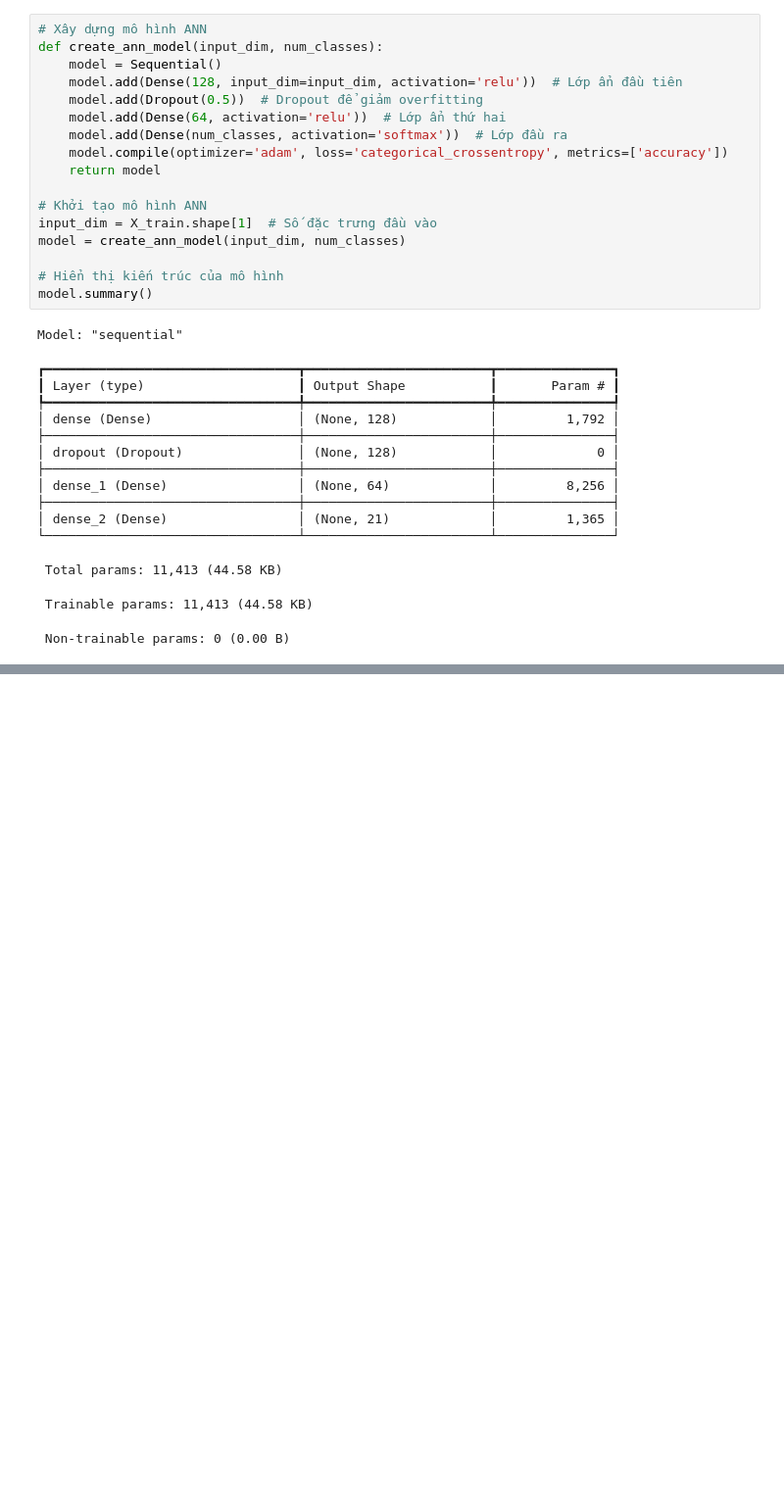
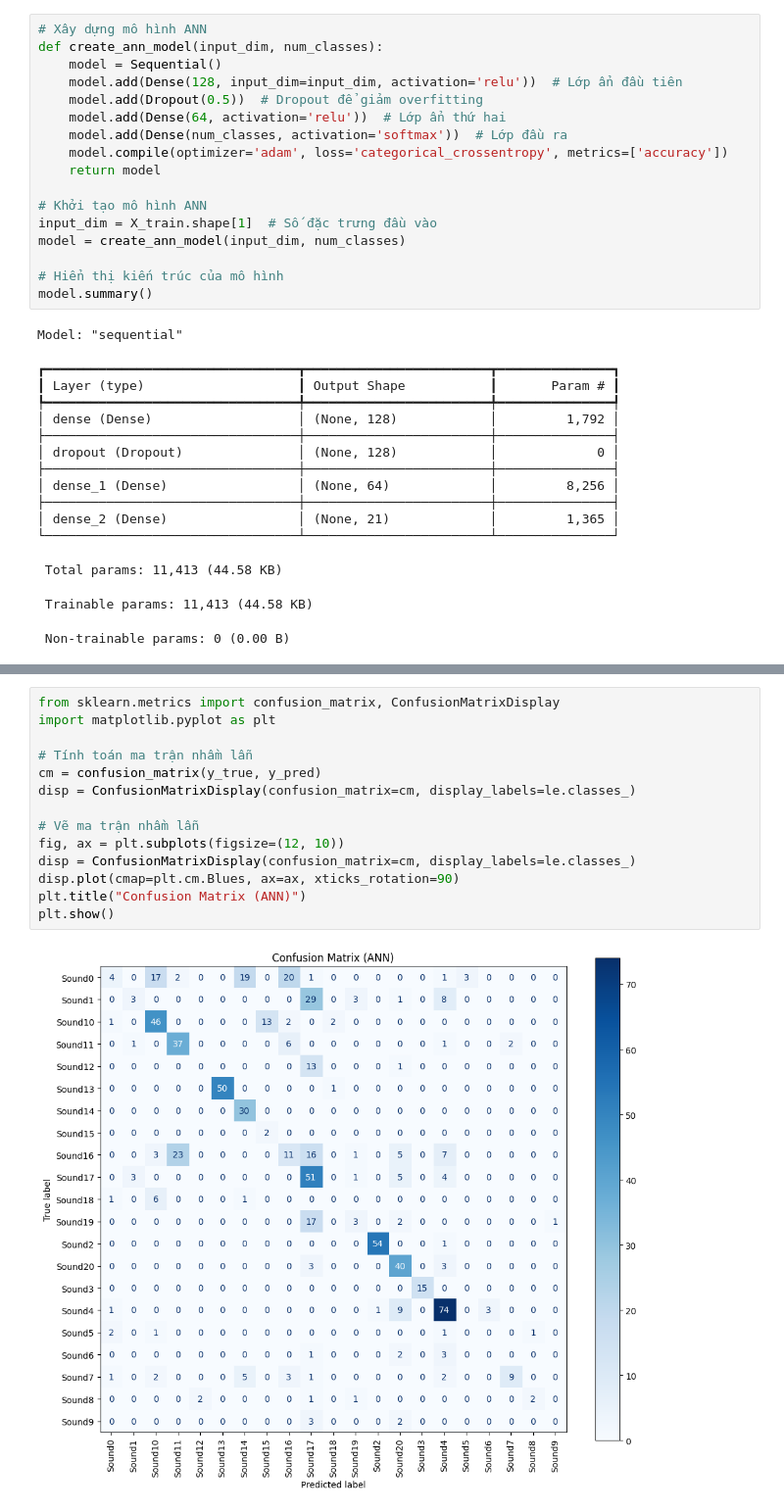
Before and after one commit to KhoiJJJ/NCKH, a Jupyter notebook: machine-learning/ann.ipynb, the cells around one changed output, grey strips where cells are left out. Shown at 98% size. Drawn from its saved outputs; the diff is of its cells as text; blank space fills up the shorter version.

```diff
--- a/machine-learning/ann.ipynb
+++ b/machine-learning/ann.ipynb
@@ -122,0 +123,16 @@ weighted avg       0.57      0.59      0.55       729
+# %%
+from sklearn.metrics import confusion_matrix, ConfusionMatrixDisplay
+import matplotlib.pyplot as plt
+
+# Tính toán ma trận nhầm lẫn
+cm = confusion_matrix(y_true, y_pred)
+disp = ConfusionMatrixDisplay(confusion_matrix=cm, display_labels=le.classes_)
+
+# Vẽ ma trận nhầm lẫn
+fig, ax = plt.subplots(figsize=(12, 10))
+disp = ConfusionMatrixDisplay(confusion_matrix=cm, display_labels=le.classes_)
+disp.plot(cmap=plt.cm.Blues, ax=ax, xticks_rotation=90)
+plt.title("Confusion Matrix (ANN)")
+plt.show()
+# %% [output]
+[figure, added]
```
Also changed, not shown: parts of 1 cell of this notebook, 4 other files.
